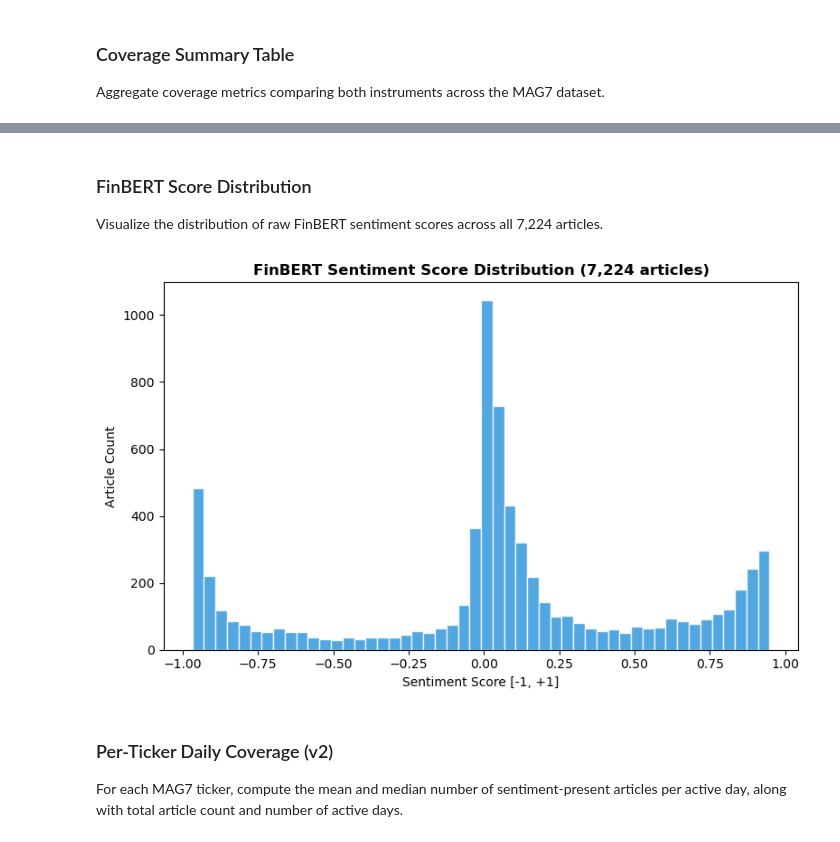
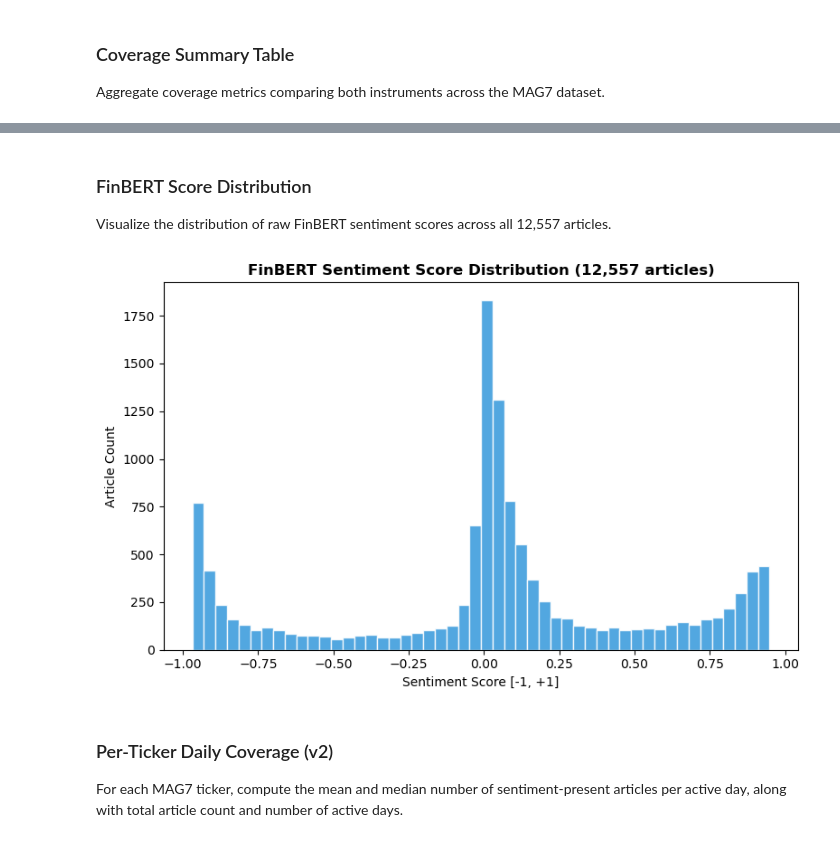
Before and after one commit to Trevor5008/market-sentiment-analysis, a Jupyter notebook: analysis/measurement/sentiment_validation_v2.ipynb, the cells around one changed output, grey strips where cells are left out. Drawn from its saved outputs; the diff is of its cells as text; code cells hidden in the pictures.

Commit message:
updated notebook with parquet file

```diff
--- a/analysis/measurement/sentiment_validation_v2.ipynb
+++ b/analysis/measurement/sentiment_validation_v2.ipynb
@@ -17,15 +17,12 @@ import pandas as pd
 import numpy as np
 import matplotlib.pyplot as plt
 import matplotlib.ticker as mticker
-from msa.utils.paths import get_processed_data_path
+from msa.utils.paths import get_gdelt_with_sentiment
 
-processed = get_processed_data_path()
-
-df = pd.read_csv(
-    processed / "gdelt_articles_with_sentiment.csv",
-    parse_dates=["seendate"]
-)
+df = pd.read_parquet(get_gdelt_with_sentiment("parquet"))
+df["seendate"] = pd.to_datetime(df["seendate"])
 
 print(f"Loaded {len(df):,} articles")
-print(f"Date range: {df['seendate'].min().date()} → {df['seendate'].max().date()}")
+print(f"Date range: {df['seendate'].min().date()} -> {df['seendate'].max().date()}")
+print(f"Columns: {df.columns.tolist()}")
 # %% [output]
@@ -79,0 +58,19 @@ Neutrality rate               56.0%          0.0%
+# %%
+# v1: label-based — sentiment_present when not neutral
+v1 = df.copy()
+v1["sentiment_present"] = v1["sentiment_label"] != "neutral"
+
+# v2: score-based — sentiment_present when |score| > 0.05
+v2 = df.copy()
+v2["sentiment_present"] = v2["sentiment_score"].abs() > 0.05
+
+v1_mag7 = v1[v1["ticker"].isin(MAG7)].copy()
+v2_mag7 = v2[v2["ticker"].isin(MAG7)].copy()
+
+# Documented v1 baseline from mag7_data_flow_analysis.md
+V1_SENTIMENT_RATE = 0.44
+V1_DAILY_PAIRS    = 462
+V1_DAYS_5PLUS     = 55
+
+print(f"v1 sentiment rate (label-based): {v1['sentiment_present'].mean():.1%}")
+print(f"v2 sentiment rate (score-based): {v2['sentiment_present'].mean():.1%}")
@@ -112,22 +112,17 @@ Threshold     Sentiment Present  Neutrality Rate
 # %% [markdown]
 ### FinBERT Score Distribution
 
-Visualize the distribution of raw FinBERT sentiment scores across all 7,224 articles.
+Visualize the distribution of raw FinBERT sentiment scores across all 12,557 articles.
 # %%
-label_counts = df["sentiment_label"].value_counts()
-label_pct = df["sentiment_label"].value_counts(normalize=True).mul(100).round(1)
-
-plt.figure(figsize=(8,5))
-
-plt.hist(df["sentiment_score"],bins=50,color="#3498db",edgecolor="white",alpha=0.85)
-plt.title("FinBERT Sentiment Score Distribution (7,224 articles)", fontweight="bold")
+plt.figure(figsize=(8, 5))
+plt.hist(df["sentiment_score"], bins=50, color="#3498db", edgecolor="white", alpha=0.85)
+plt.title(f"FinBERT Sentiment Score Distribution ({len(df):,} articles)", fontweight="bold")
 plt.xlabel("Sentiment Score [-1, +1]")
 plt.ylabel("Article Count")
-
 plt.tight_layout()
 plt.show()
 # %% [output]
-[figure, old version]
+[figure, new version]
 # %% [markdown]
 ### Per-Ticker Daily Coverage (v2)
 
```
Also changed, not shown: parts of 9 cells of this notebook.
